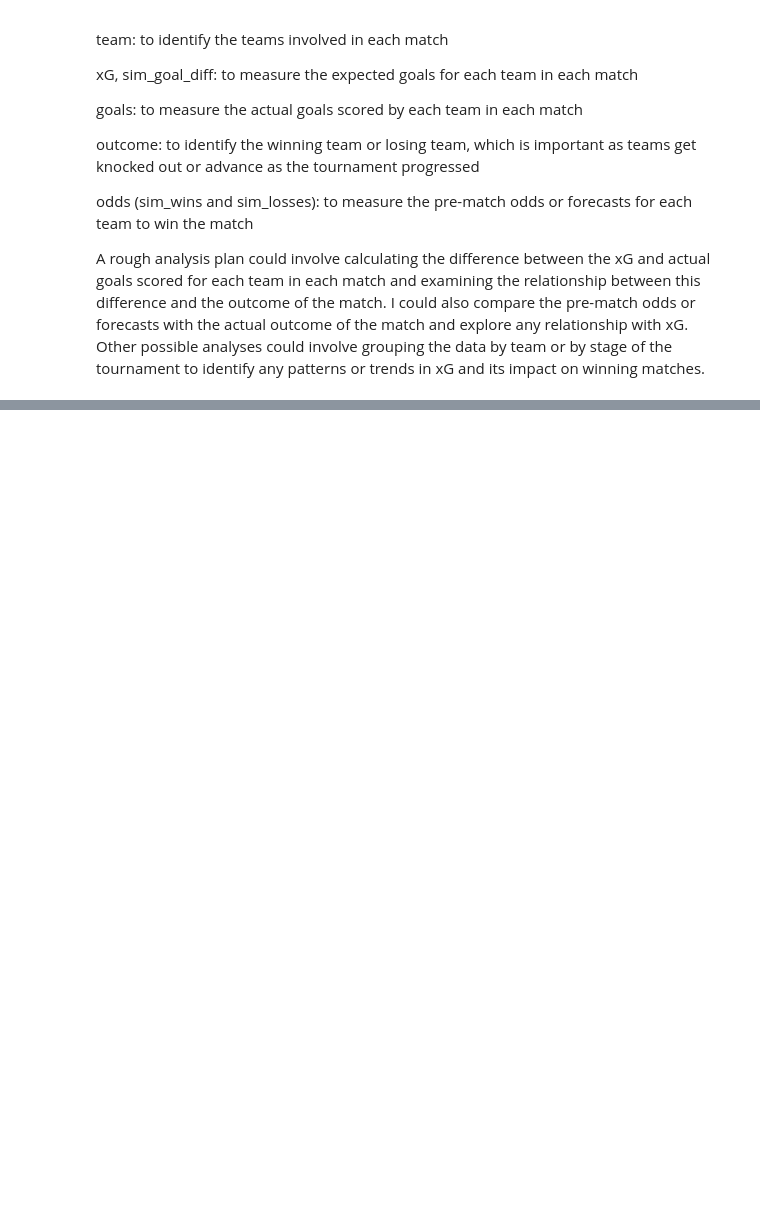
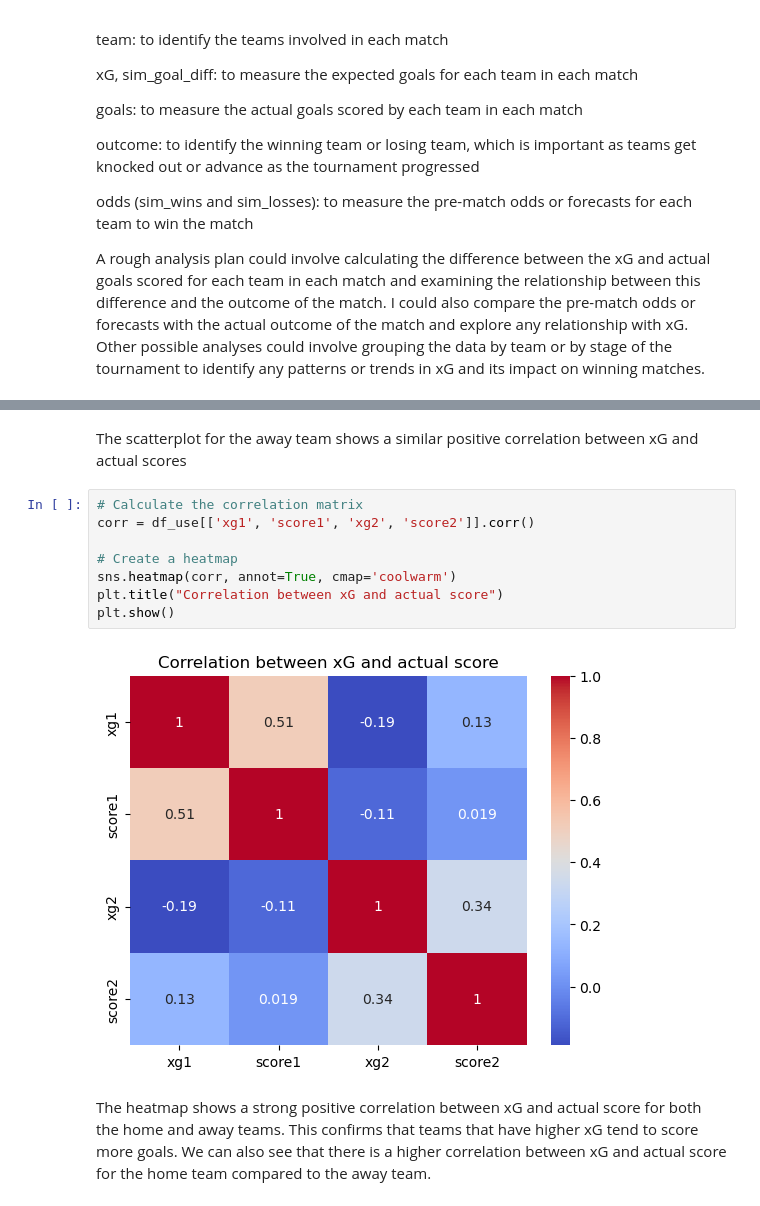
Before and after one commit to ubco-W2022T2-data301/project-group-group41, a Jupyter notebook: analysis/analysis3_Tony_Ngo.ipynb, the cells around one changed output, grey strips where cells are left out. Cells and saved outputs as stored; diff of their text form; blank space fills up the shorter version.

```diff
--- a/analysis/analysis3_Tony_Ngo.ipynb
+++ b/analysis/analysis3_Tony_Ngo.ipynb
@@ -55,0 +121,14 @@ df_use.head(9)
+# %% [markdown]
+The scatterplot for the away team shows a similar positive correlation between xG and actual scores
+# %%
+# Calculate the correlation matrix
+corr = df_use[['xg1', 'score1', 'xg2', 'score2']].corr()
+
+# Create a heatmap
+sns.heatmap(corr, annot=True, cmap='coolwarm')
+plt.title("Correlation between xG and actual score")
+plt.show()
+# %% [output]
+[figure, added]
+# %% [markdown]
+The heatmap shows a strong positive correlation between xG and actual score for both the home and away teams. This confirms that teams that have higher xG tend to score more goals. We can also see that there is a higher correlation between xG and actual score for the home team compared to the away team.
```
Also changed, not shown: parts of 7 cells of this notebook.
